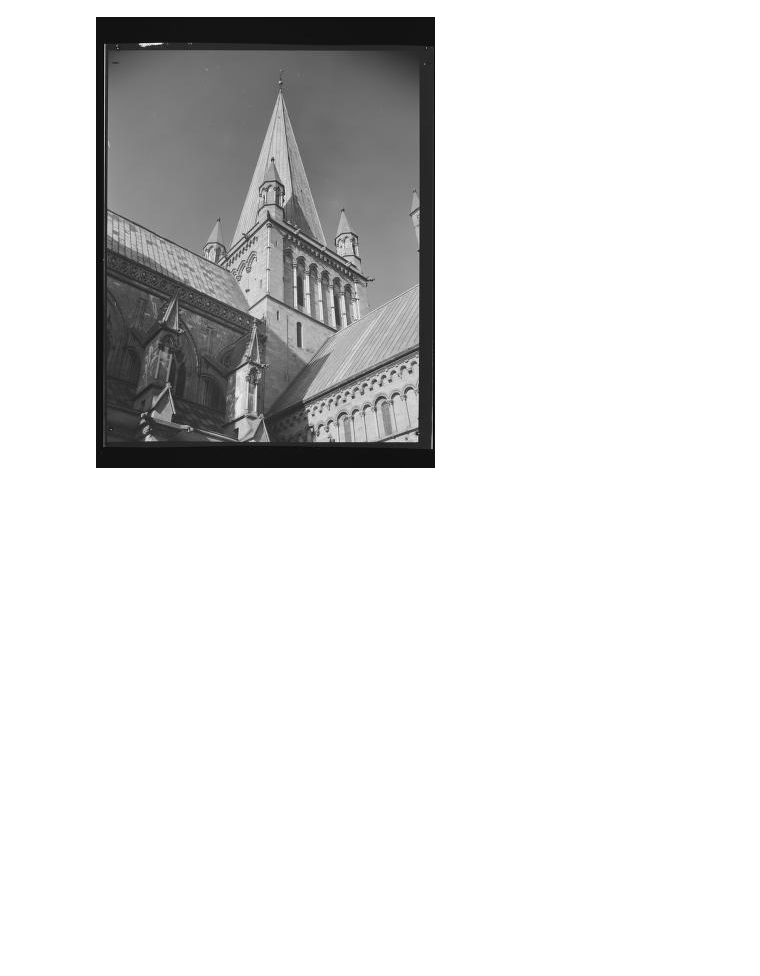
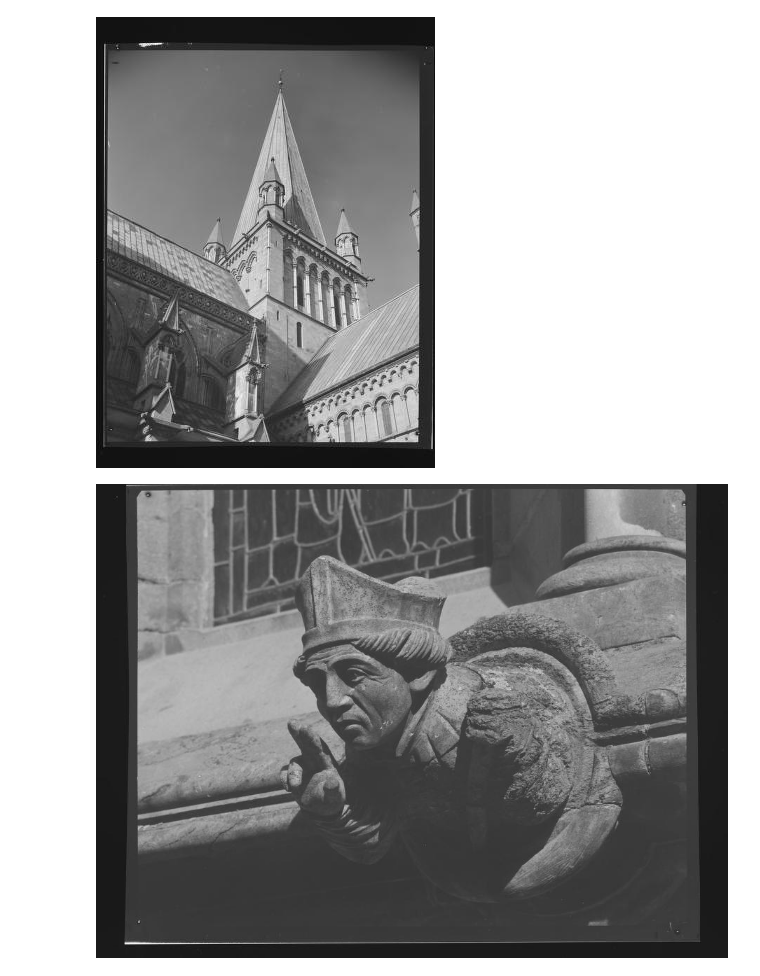
Before and after one commit to Yoonsen/Pictures, a Jupyter notebook: super_search_thumbnail.ipynb, the cells around one changed output. Drawn from its saved outputs; the diff is of its cells as text; code cells hidden in the pictures; blank space fills up the shorter version.

```diff
--- a/super_search_thumbnail.ipynb
+++ b/super_search_thumbnail.ipynb
@@ -4,3 +4,3 @@ from PIL import Image
 # %%
-pics = bp.super_search('nidarosdomen')
+pics = super_search('nidarosdomen')
 # %%
@@ -8,2 +8,6 @@ Image.open(bp.load_picture(bp.picture_url(pics, 5, 500)))
 # %% [output]
 [figure]
+# %%
+show_picture(pics, 4, 700)
+# %% [output]
+[figure, added]
```
Also changed, not shown: parts of 5 cells of this notebook, 1 other file.
